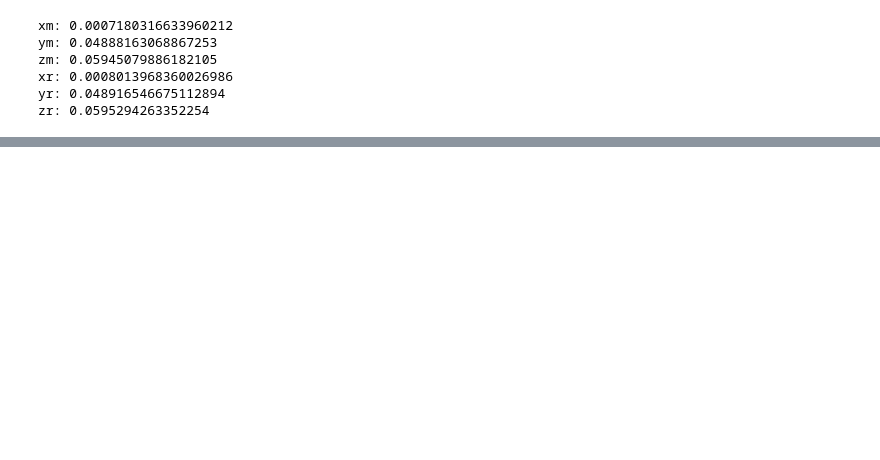
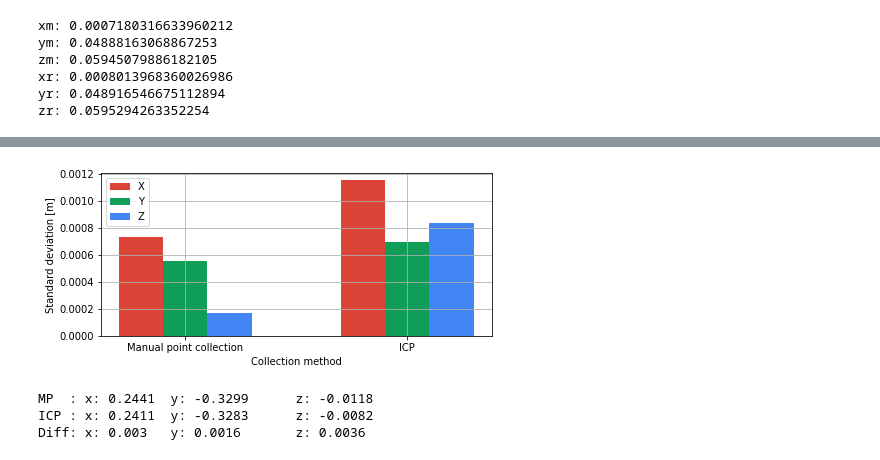
Before and after one commit to fzoric8/ros_utils, a Jupyter notebook: play/ClickMark.ipynb, the cells around one changed output, grey strips where cells are left out. Saved outputs shown, nothing was run; the diff lists cells and outputs as text; code cells hidden in the pictures; blank space fills up the shorter version.

```diff
--- a/play/ClickMark.ipynb
+++ b/play/ClickMark.ipynb
@@ -347,0 +450,55 @@ plt.show()
+# %%
+exp = "./ClickMarkExperiments/pozeBaze3tocke.csv"
+cbase_csv = pd.read_csv(exp)
+# %%
+x_c0 = cbase_csv['x']
+y_c0 = cbase_csv['y']
+z_c0 = cbase_csv['z']
+
+x_c1 = [0.2409742921590805, 0.24215425550937653, 0.2407861351966858, 0.24250181019306183, 0.23925313353538513]
+y_c1 = [-0.32939913868904114, -0.328601598739624, -0.32794490456581116, -0.3281847834587097, -0.32730555534362793]
+z_c1 = [-0.0069767809472978115 , -0.007734306156635284, -0.008242085576057434, -0.009039213880896568, -0.009236730635166168]
+# %%
+x0_mean = np.mean(x_c0); x1_mean = np.mean(x_c1)
+y0_mean = np.mean(y_c0); y1_mean = np.mean(y_c1)
+z0_mean = np.mean(z_c0); z1_mean = np.mean(z_c1)
+
+x0_std = np.std(x_c0); x1_std = np.std(x_c1)
+y0_std = np.std(y_c0); y1_std = np.std(y_c1)
+z0_std = np.std(z_c0); z1_std = np.std(z_c1)
+
+cal_methods = ['Manual point collection', 'ICP']
+index = np.arange(len(cal_methods))
+x = [x0_std, x1_std]
+y = [y0_std, y1_std]
+z = [z0_std, z1_std]
+# %%
+
+plt.figure(figsize=(7,3))
+plt.bar(index - bar_width, x, bar_width, label='X', color=G_RED)
+plt.bar(index, y, bar_width, label='Y', color=G_GREEN)
+plt.bar(index + bar_width, z, bar_width, label='Z', color=G_BLUE)
+
+plt.xticks(index, labels=cal_methods)
+plt.grid()
+plt.legend()
+plt.xlabel("Collection method")
+plt.ylabel("Standard deviation [m]")
+plt.savefig("std_dev_base.pdf")
+# %% [output]
+[figure, added]
+# %%
+print("MP  : x: {}\t y: {}\t z: {}".format(round(x0_mean, 4), round(y0_mean, 4), round(z0_mean, 4)))
+print("ICP : x: {}\t y: {}\t z: {}".format(round(x1_mean, 4), round(y1_mean, 4), round(z1_mean, 4)))
+print("Diff: x: {}\t y: {}\t z: {}".format(round(x_d, 4), round(y_d, 4), round(z_d, 4)))
+
+def get_diff(a, b):
+    return np.abs(a - b)
+
+x_d = get_diff(x0_mean, x1_mean)
+y_d = get_diff(y0_mean, y1_mean)
+z_d = get_diff(z0_mean, z1_mean)
+# %% [output]
+MP  : x: 0.2441  y: -0.3299      z: -0.0118
+ICP : x: 0.2411  y: -0.3283      z: -0.0082
+Diff: x: 0.003   y: 0.0016       z: 0.0036
```
Also changed, not shown: parts of 9 cells of this notebook.
